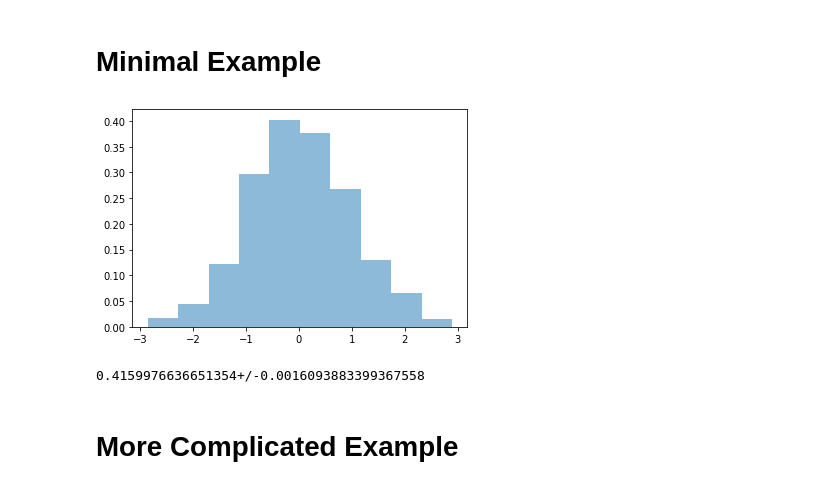
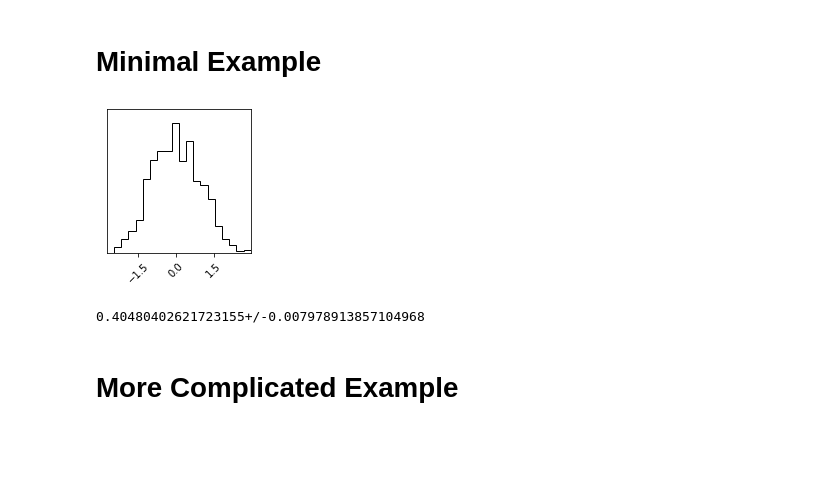
Before and after one commit to bat/batty, a Jupyter notebook: test.ipynb, the cells around one changed output. Cells and saved outputs as stored; diff of their text form; code cells hidden in the pictures; blank space fills up the shorter version.

```diff
--- a/test.ipynb
+++ b/test.ipynb
@@ -16,7 +16,3 @@ from batty import BAT_sampler, BAT, Distributions
 sampler = BAT_sampler(llh=lambda x : -0.5 * x**2, prior_specs=Distributions.Uniform(-3, 3))
 # %%
 result = sampler.sample(strategy=BAT.MCMCSampling(nsteps=1000))
-# %%
-plt.hist(result.v, weights=result.weight, density=True, alpha=0.5);
-# %% [output]
-[figure, removed]
@@ -23,7 +23,11 @@ plt.hist(result.v, weights=result.weight, density=True, alpha=0.5);
+# %%
+sampler.corner();
+# %% [output]
+[figure, added]
 # %%
-sampler.integrate()
+sampler.integrate(strategy=BAT.AHMIntegration())
 # %% [output]
-0.4159976636651354+/-0.0016093883399367558
+0.40480402621723155+/-0.007978913857104968
 # %% [markdown]
 # More Complicated Example
 # %%
```
Also changed, not shown: parts of 16 cells of this notebook, 2 other files.
